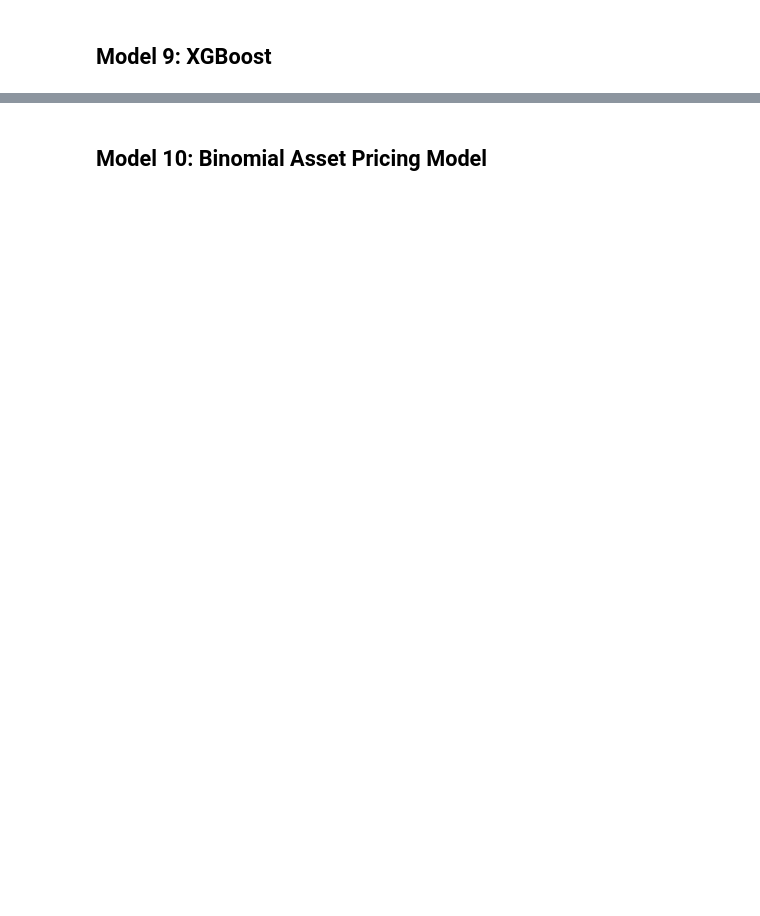
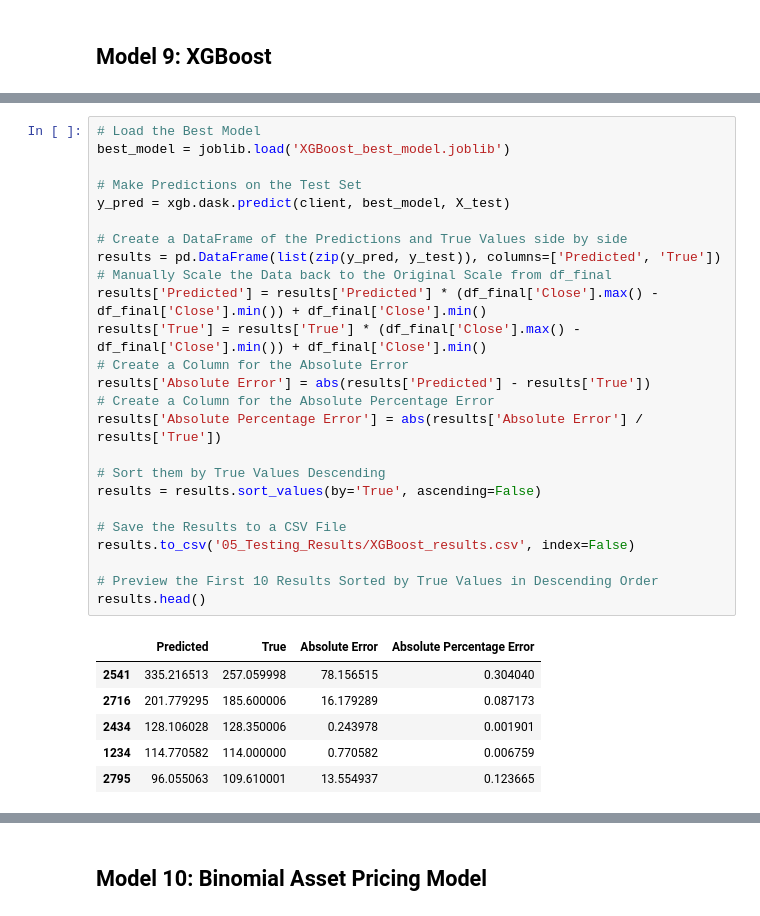
Before and after one commit to juan-esteban-berger/Options_Pricing_AutoML_TensorFlow_XGBoost, a Jupyter notebook: 04_Modeling.ipynb, the cells around one changed output, grey strips where cells are left out. Saved outputs shown, nothing was run; the diff lists cells and outputs as text; blank space fills up the shorter version.

```diff
--- a/04_Modeling.ipynb
+++ b/04_Modeling.ipynb
@@ -1080,0 +1123,32 @@ print(predictions)
+# %%
+# Load the Best Model
+best_model = joblib.load('XGBoost_best_model.joblib')
+
+# Make Predictions on the Test Set
+y_pred = xgb.dask.predict(client, best_model, X_test)
+
+# Create a DataFrame of the Predictions and True Values side by side
+results = pd.DataFrame(list(zip(y_pred, y_test)), columns=['Predicted', 'True'])
+# Manually Scale the Data back to the Original Scale from df_final
+results['Predicted'] = results['Predicted'] * (df_final['Close'].max() - df_final['Close'].min()) + df_final['Close'].min()
+results['True'] = results['True'] * (df_final['Close'].max() - df_final['Close'].min()) + df_final['Close'].min()
+# Create a Column for the Absolute Error
+results['Absolute Error'] = abs(results['Predicted'] - results['True'])
+# Create a Column for the Absolute Percentage Error
+results['Absolute Percentage Error'] = abs(results['Absolute Error'] / results['True'])
+
+# Sort them by True Values Descending
+results = results.sort_values(by='True', ascending=False)
+
+# Save the Results to a CSV File
+results.to_csv('05_Testing_Results/XGBoost_results.csv', index=False)
+
+# Preview the First 10 Results Sorted by True Values in Descending Order
+results.head()
+# %% [output]
+|  | Predicted | True | Absolute Error | Absolute Percentage Error |
+| 2541 | 335.216513 | 257.059998 | 78.156515 | 0.304040 |
+| 2716 | 201.779295 | 185.600006 | 16.179289 | 0.087173 |
+| 2434 | 128.106028 | 128.350006 | 0.243978 | 0.001901 |
+| 1234 | 114.770582 | 114.000000 | 0.770582 | 0.006759 |
+| 2795 | 96.055063 | 109.610001 | 13.554937 | 0.123665 |
```
Also changed, not shown: parts of 14 cells of this notebook, 3 other files.
